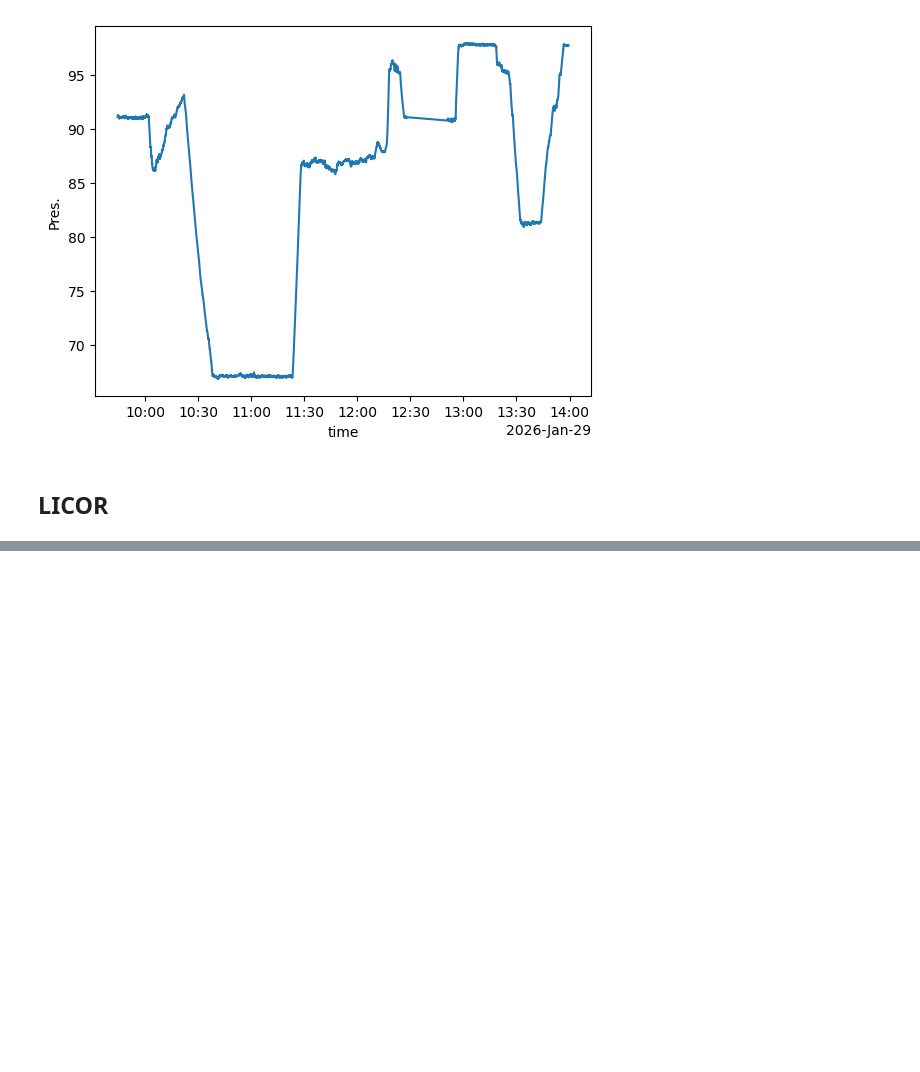
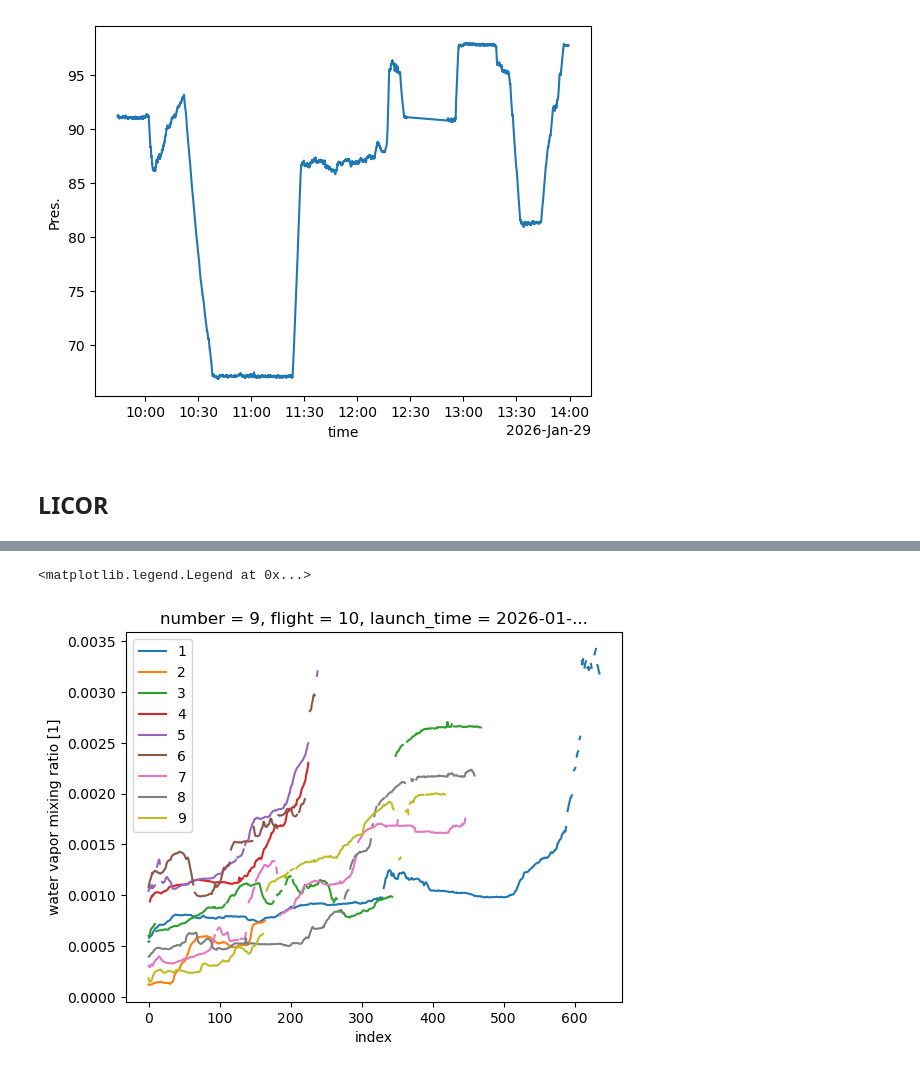
Before and after one commit to LauraKoehler/sanat_processing, a Jupyter notebook: notebooks/Manual_processing_steps_sanat.ipynb, the cells around one changed output, grey strips where cells are left out. Drawn from its saved outputs; the diff is of its cells as text; code cells hidden in the pictures; blank space fills up the shorter version.

```diff
--- a/notebooks/Manual_processing_steps_sanat.ipynb
+++ b/notebooks/Manual_processing_steps_sanat.ipynb
@@ -2290,0 +2313,9 @@ for v, ax in zip(list(ds.keys()), fig.get_axes()):
+# %%
+v = "mr"
+for n in ds.number.values:
+    ds.sel(number = n)[v].plot(label = n)
+
+plt.legend()
+# %% [output]
+<matplotlib.legend.Legend at 0x...>
+[figure, added]
```
Also changed, not shown: parts of 7 cells of this notebook, 2 other files.
